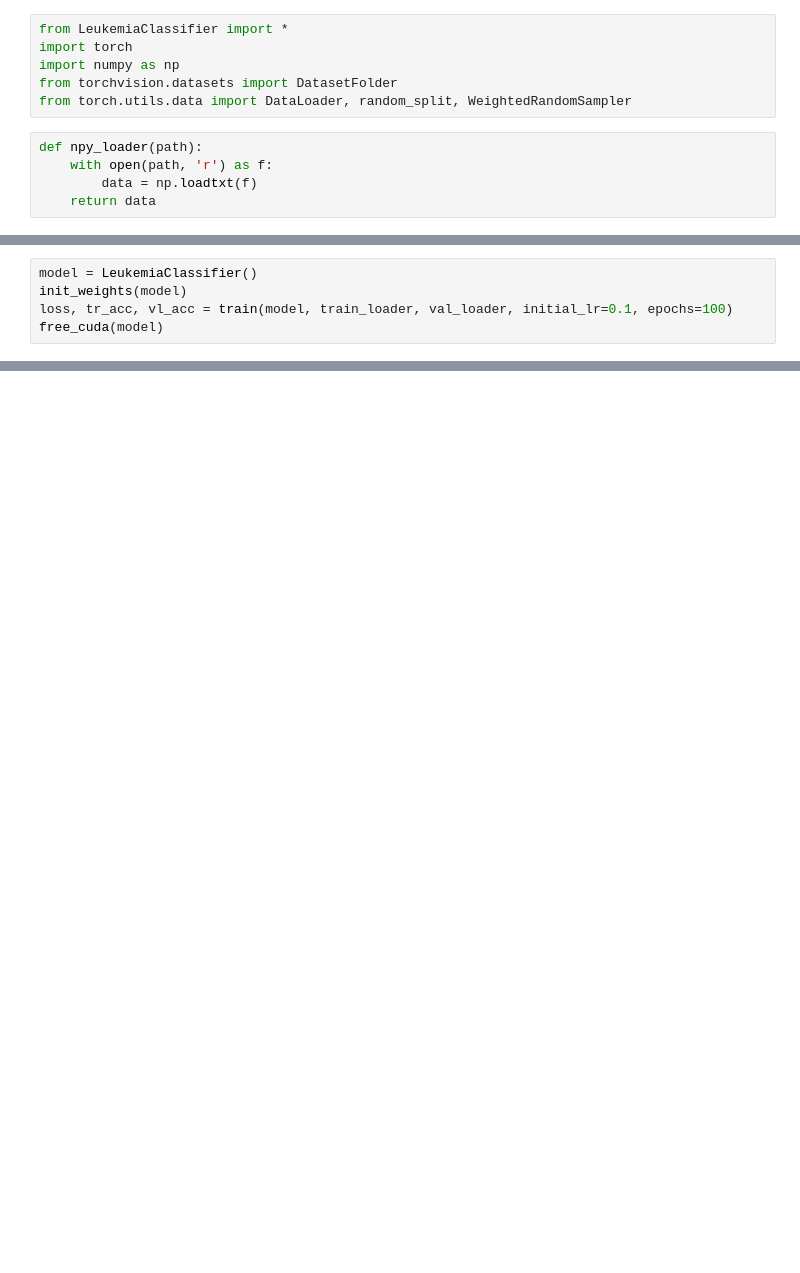
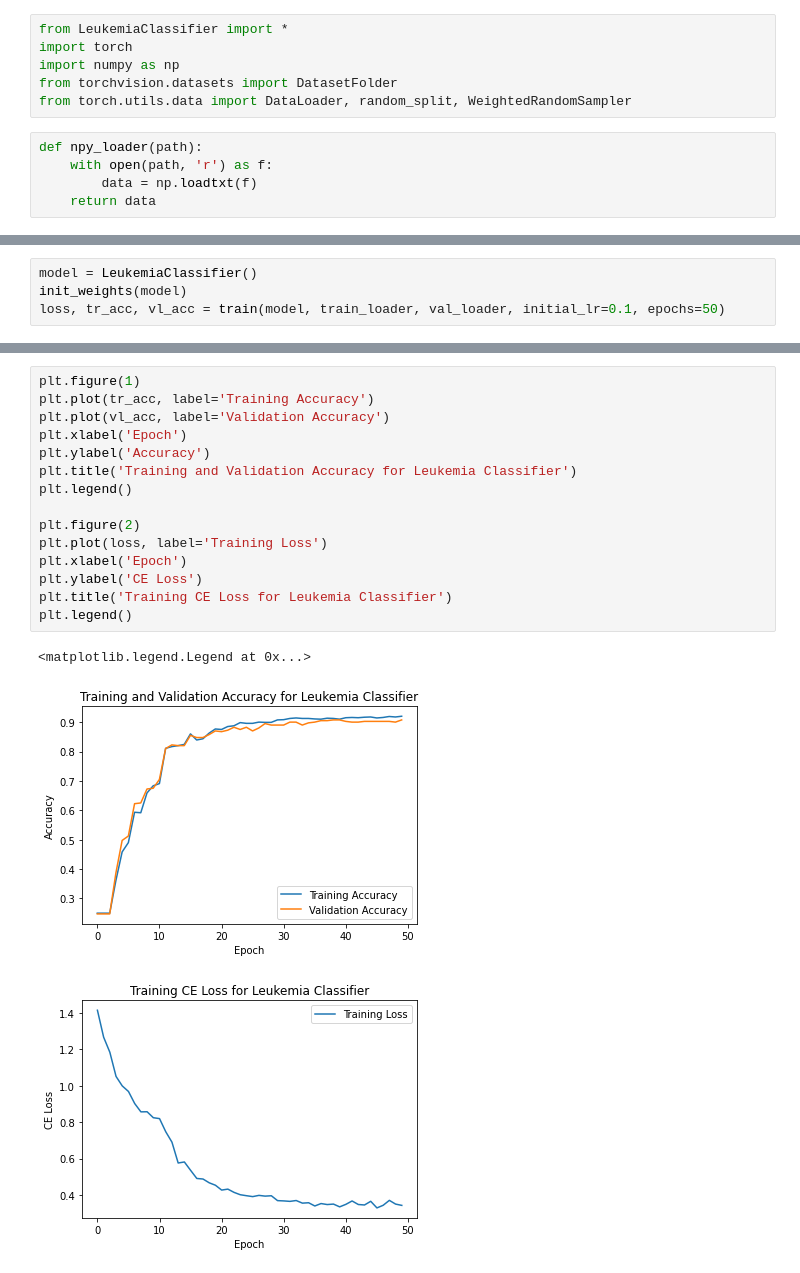
Before and after one commit to mikeacquaviva/APS360-Leukaemia-Classification, a Jupyter notebook: Training.ipynb, the cells around one changed output, grey strips where cells are left out. Drawn from its saved outputs; the diff is of its cells as text; blank space fills up the shorter version.

```diff
--- a/Training.ipynb
+++ b/Training.ipynb
@@ -32,6 +34,5 @@ val_loader = DataLoader(val_dataset, batch_size=batch_size)
 # %%
 model = LeukemiaClassifier()
 init_weights(model)
-loss, tr_acc, vl_acc = train(model, train_loader, val_loader, initial_lr=0.1, epochs=100)
-free_cuda(model)
+loss, tr_acc, vl_acc = train(model, train_loader, val_loader, initial_lr=0.1, epochs=50)
 # %% [output]
@@ -55,0 +102,19 @@ KeyboardInterrupt:
+# %%
+plt.figure(1)
+plt.plot(tr_acc, label='Training Accuracy')
+plt.plot(vl_acc, label='Validation Accuracy')
+plt.xlabel('Epoch')
+plt.ylabel('Accuracy')
+plt.title('Training and Validation Accuracy for Leukemia Classifier')
+plt.legend()
+
+plt.figure(2)
+plt.plot(loss, label='Training Loss')
+plt.xlabel('Epoch')
+plt.ylabel('CE Loss')
+plt.title('Training CE Loss for Leukemia Classifier')
+plt.legend()
+# %% [output]
+<matplotlib.legend.Legend at 0x...>
+[figure, added]
+[figure, added]
```
Also changed, not shown: parts of 5 cells of this notebook, 1 other file.
